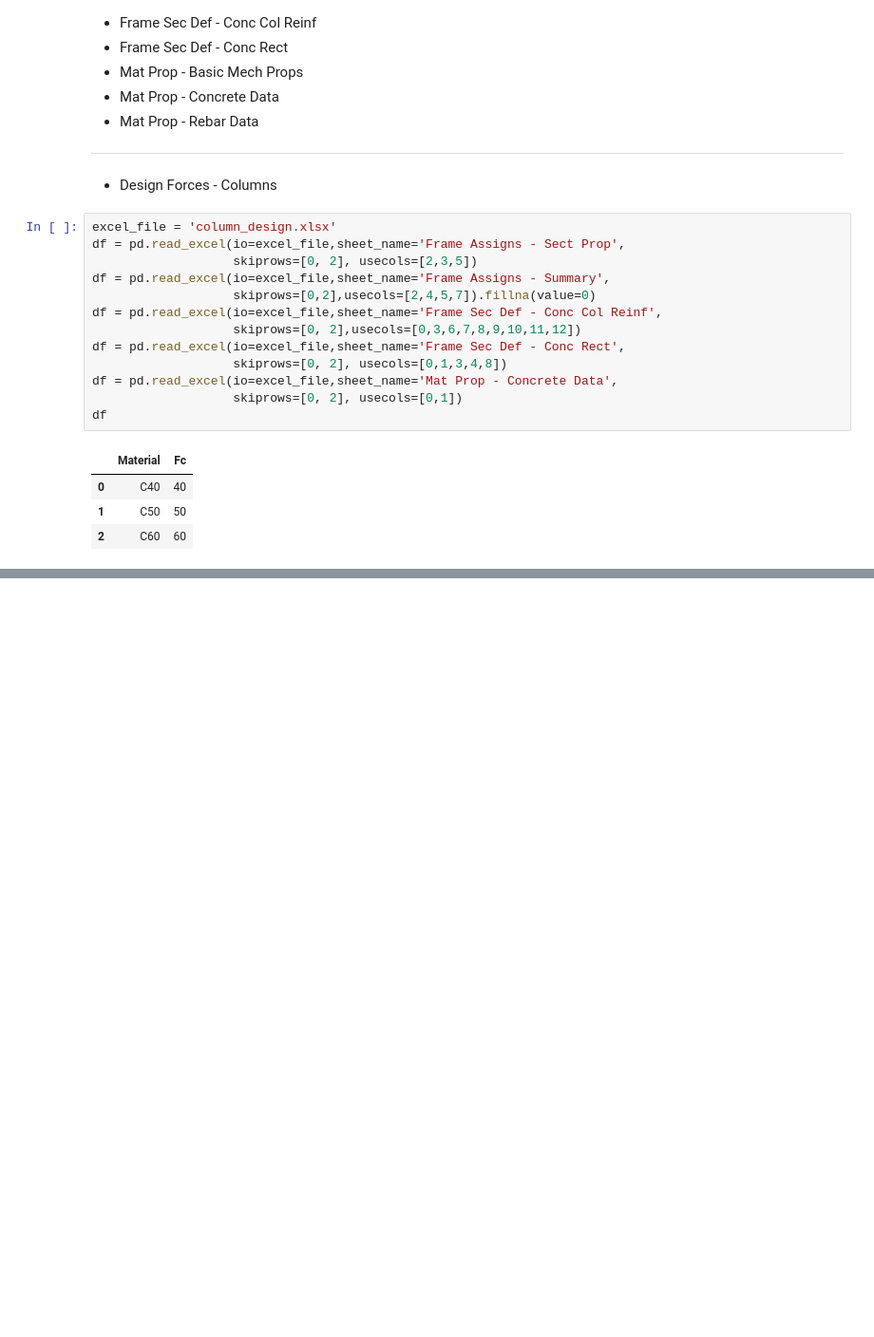
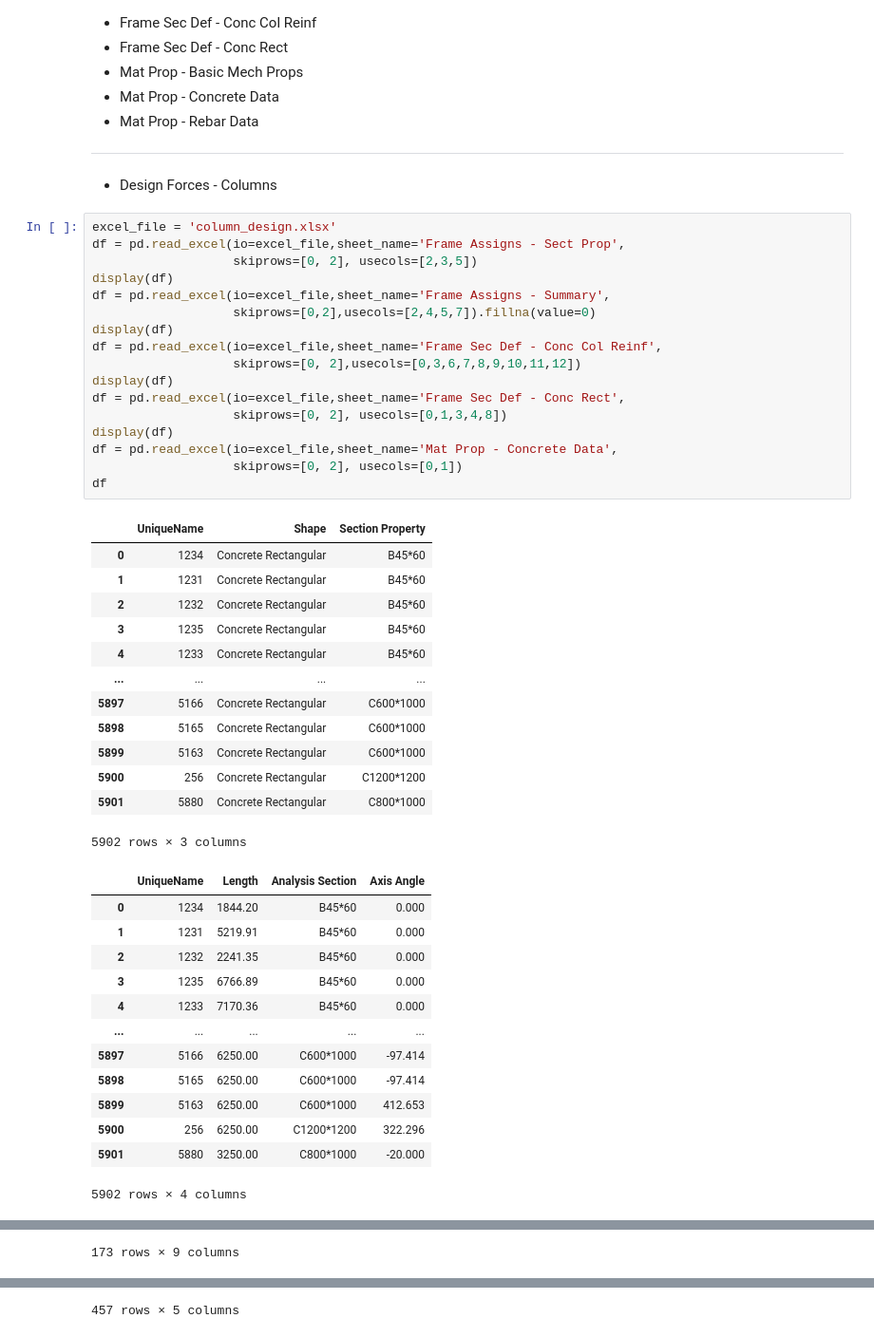
Before and after one commit to mohamadalitellawi/Civil_Engineering_Tools, a Jupyter notebook: notebooks/column_pandas/ppp.ipynb, the cells around one changed output, grey strips where cells are left out. Shown at 95% size. Saved outputs shown, nothing was run; the diff lists cells and outputs as text; blank space fills up the shorter version.

```diff
--- a/notebooks/column_pandas/ppp.ipynb
+++ b/notebooks/column_pandas/ppp.ipynb
@@ -19,18 +23,44 @@ import numpy as np
 # %%
 excel_file = 'column_design.xlsx'
 df = pd.read_excel(io=excel_file,sheet_name='Frame Assigns - Sect Prop',
                    skiprows=[0, 2], usecols=[2,3,5])
+display(df)
 df = pd.read_excel(io=excel_file,sheet_name='Frame Assigns - Summary',
                    skiprows=[0,2],usecols=[2,4,5,7]).fillna(value=0)
+display(df)
 df = pd.read_excel(io=excel_file,sheet_name='Frame Sec Def - Conc Col Reinf',
                    skiprows=[0, 2],usecols=[0,3,6,7,8,9,10,11,12])
+display(df)
 df = pd.read_excel(io=excel_file,sheet_name='Frame Sec Def - Conc Rect',
                    skiprows=[0, 2], usecols=[0,1,3,4,8])
+display(df)
 df = pd.read_excel(io=excel_file,sheet_name='Mat Prop - Concrete Data',
                    skiprows=[0, 2], usecols=[0,1])
 df
 # %% [output]
-|  | Material | Fc |
-| 0 | C40 | 40 |
-| 1 | C50 | 50 |
-| 2 | C60 | 60 |
+|  | UniqueName | Shape | Section Property |
+| 0 | 1234 | Concrete Rectangular | B45*60 |
+| 1 | 1231 | Concrete Rectangular | B45*60 |
+| 2 | 1232 | Concrete Rectangular | B45*60 |
+| 3 | 1235 | Concrete Rectangular | B45*60 |
+| 4 | 1233 | Concrete Rectangular | B45*60 |
+| ... | ... | ... | ... |
+| 5897 | 5166 | Concrete Rectangular | C600*1000 |
+| 5898 | 5165 | Concrete Rectangular | C600*1000 |
+| 5899 | 5163 | Concrete Rectangular | C600*1000 |
+| 5900 | 256 | Concrete Rectangular | C1200*1200 |
+| 5901 | 5880 | Concrete Rectangular | C800*1000 |
+5902 rows × 3 columns
+|  | UniqueName | Length | Analysis Section | Axis Angle |
+| 0 | 1234 | 1844.20 | B45*60 | 0.000 |
+| 1 | 1231 | 5219.91 | B45*60 | 0.000 |
+| 2 | 1232 | 2241.35 | B45*60 | 0.000 |
+| 3 | 1235 | 6766.89 | B45*60 | 0.000 |
+| 4 | 1233 | 7170.36 | B45*60 | 0.000 |
+| ... | ... | ... | ... | ... |
+| 5897 | 5166 | 6250.00 | C600*1000 | -97.414 |
+| 5898 | 5165 | 6250.00 | C600*1000 | -97.414 |
+| 5899 | 5163 | 6250.00 | C600*1000 | 412.653 |
+| 5900 | 256 | 6250.00 | C1200*1200 | 322.296 |
+| 5901 | 5880 | 3250.00 | C800*1000 | -20.000 |
+5902 rows × 4 columns
@@ -36,0 +79 @@ df
+173 rows × 9 columns
@@ -36,0 +92 @@ df
+457 rows × 5 columns
```
Also changed, not shown: parts of 7 cells of this notebook, 2 other files.
